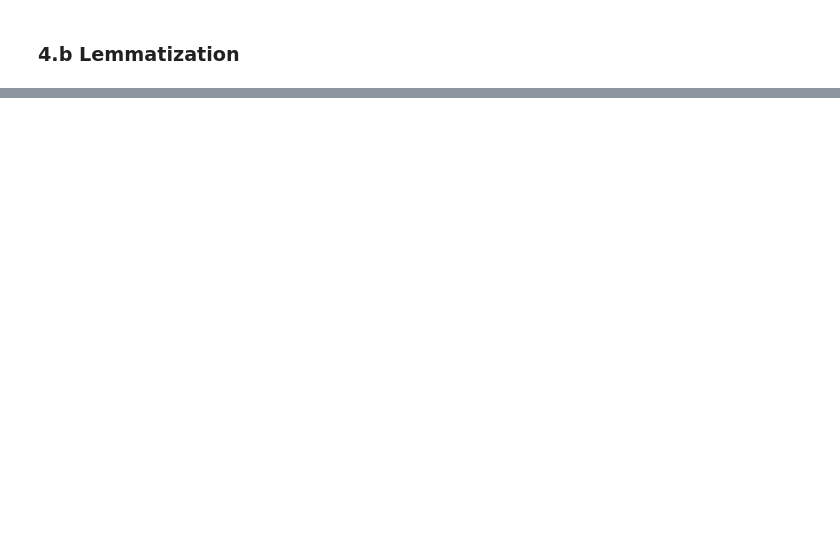
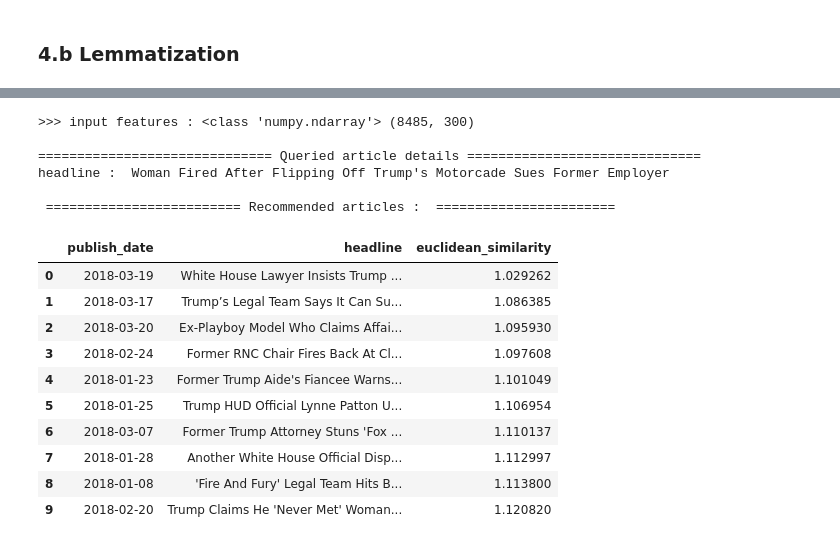
Before and after one commit to sam351/TIL2021, a Jupyter notebook: kaggle_news-recommend/News-Category-Dataset_01_recommend.ipynb, the cells around one changed output, grey strips where cells are left out. Saved outputs shown, nothing was run; the diff lists cells and outputs as text; code cells hidden in the pictures; blank space fills up the shorter version.

```diff
--- a/kaggle_news-recommend/News-Category-Dataset_01_recommend.ipynb
+++ b/kaggle_news-recommend/News-Category-Dataset_01_recommend.ipynb
@@ -28,6 +27,7 @@
 # %%
 import numpy as np
 import pandas as pd
+pd.options.display.max_colwidth = None
 
 import os
 import math
@@ -55,7 +55,10 @@ from sklearn.feature_extraction.text import TfidfVectorizer
 from sklearn.metrics.pairwise import cosine_similarity
 from sklearn.metrics import pairwise_distances
 
+# For Word2vec
+import gensim
 
-# original - np : 1.19.5  |  pd : 1.2.2  |  nltk : 3.2.4  |  sklearn : 0.24.1
-print(f'np : {np.__version__}  |  pd : {pd.__version__}  |  nltk : {nltk.__version__}  |  sklearn : {sklearn.__version__}')
+
+# original - np : 1.19.5  |  pd : 1.2.2  |  nltk : 3.2.4  |  sklearn : 0.24.1  |  gensim : 4.0.0
+print(f'np : {np.__version__}  |  pd : {pd.__version__}  |  nltk : {nltk.__version__}  |  sklearn : {sklearn.__version__}  |  gensim : {gensim.__version__}')
 # %% [output]
@@ -205,0 +341,9 @@ Wall time: 6.71 s
+# %%
+%%time
+
+# load w2v model
+model_dir = 'GoogleNews-vectors-negative300.bin.gz'
+word2vec_model = gensim.models.keyedvectors.KeyedVectors.load_word2vec_format(
+    fname = model_dir, binary=True
+)
+word2vec_model
@@ -205,0 +354,41 @@ Wall time: 6.71 s
+# %%
+%%time
+
+# calculate mean vector of each text
+vector_size = word2vec_model.vector_size  # vector_size=300
+w2v_features = []
+for txt in news_articles_temp['headline']:
+    w2Vec_word = np.zeros(vector_size, dtype="float32")
+    tokens = word_tokenize(txt)
+    for tk in tokens:
+        if tk in word2vec_model:
+            w2Vec_word += word2vec_model[tk]
+    w2Vec_word = w2Vec_word / len(tokens)
+    w2v_features.append(w2Vec_word)
+w2v_features = np.array(w2v_features)
+
+
+# make recommendations
+print('>>> input features :', type(w2v_features), w2v_features.shape, '\n')
+df = recommend_similar_txt(w2v_features, row_index=query_idx, num_recommend=10, print_result=True)
+
+# make recommendations - using cosine metric
+# df = recommend_similar_txt(bow_features, row_index=query_idx, num_recommend=10, dist_metric='cosine', print_result=True)
+# %% [output]
+>>> input features : <class 'numpy.ndarray'> (8485, 300)
+
+============================== Queried article details ==============================
+headline :  Woman Fired After Flipping Off Trump's Motorcade Sues Former Employer
+
+ ========================= Recommended articles :  =======================
+|  | publish_date | headline | euclidean_similarity |
+| 0 | 2018-03-19 | White House Lawyer Insists Trump ... | 1.029262 |
+| 1 | 2018-03-17 | Trump’s Legal Team Says It Can Su... | 1.086385 |
+| 2 | 2018-03-20 | Ex-Playboy Model Who Claims Affai... | 1.095930 |
+| 3 | 2018-02-24 | Former RNC Chair Fires Back At Cl... | 1.097608 |
+| 4 | 2018-01-23 | Former Trump Aide's Fiancee Warns... | 1.101049 |
+| 5 | 2018-01-25 | Trump HUD Official Lynne Patton U... | 1.106954 |
+| 6 | 2018-03-07 | Former Trump Attorney Stuns 'Fox ... | 1.110137 |
+| 7 | 2018-01-28 | Another White House Official Disp... | 1.112997 |
+| 8 | 2018-01-08 | 'Fire And Fury' Legal Team Hits B... | 1.113800 |
+| 9 | 2018-02-20 | Trump Claims He 'Never Met' Woman... | 1.120820 |
```
Also changed, not shown: parts of 15 cells of this notebook.
